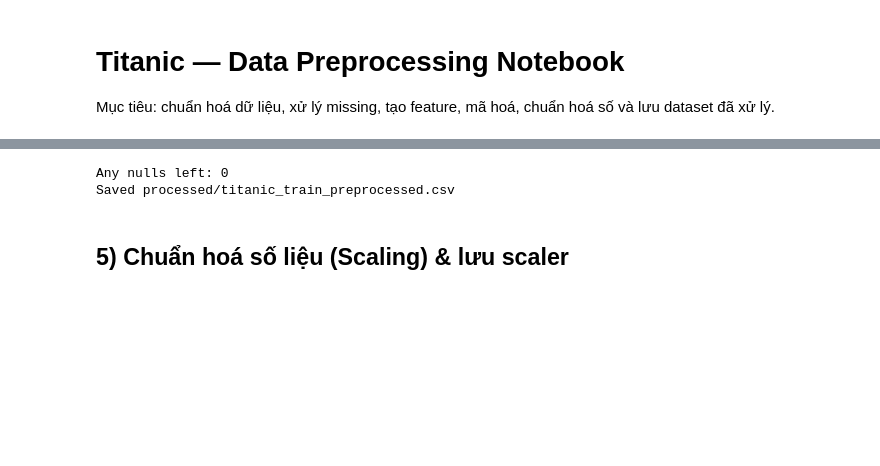
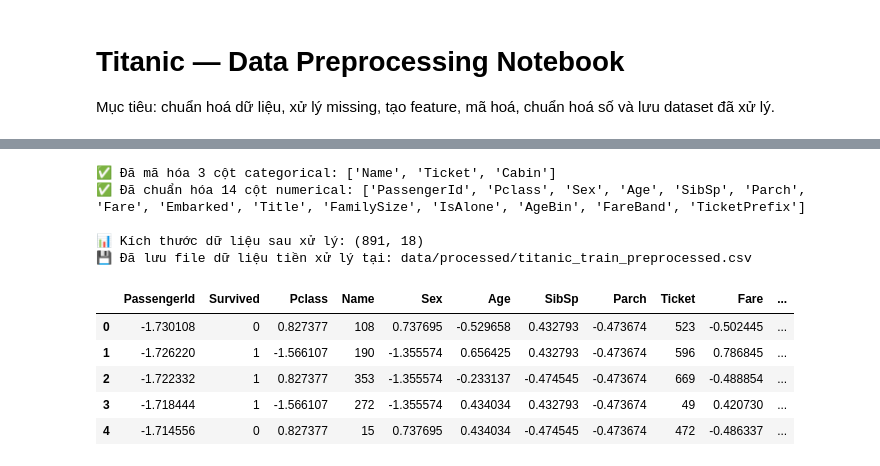
Before and after one commit to tp1454/titanic, a Jupyter notebook: code/titanic_preprocessing.ipynb, the cells around one changed output, grey strips where cells are left out. Saved outputs shown, nothing was run; the diff lists cells and outputs as text; code cells hidden in the pictures; blank space fills up the shorter version.

```diff
--- a/code/titanic_preprocessing.ipynb
+++ b/code/titanic_preprocessing.ipynb
@@ -150,31 +184,52 @@ display(df2.head())
 # %%
-# 4. Select & encode features
-df_final = df2.copy()
+from sklearn.preprocessing import LabelEncoder, StandardScaler
+import os
 
-keep_cols = [
-    'PassengerId','Survived','Pclass','Sex','Age','Fare',
-    'Embarked','HasCabin','CabinLetter','Title','FamilySize','IsAlone',
-    'AgeBin','FareBand','TicketPrefix'
-]
+# ----- 1. Xác định các cột -----
+cat_cols = df.select_dtypes(include=['object', 'category']).columns.tolist()
+num_cols = df.select_dtypes(include=['int64', 'float64']).columns.tolist()
 
-df_final = df_final[keep_cols].copy()
+# Loại bỏ cột mục tiêu và các cột không cần encode/scale (nếu có)
+target_col = 'Survived'
+if target_col in cat_cols:
+    cat_cols.remove(target_col)
+if target_col in num_cols:
+    num_cols.remove(target_col)
 
-# One-hot encode
-to_onehot = ['Embarked','Title','CabinLetter','TicketPrefix','AgeBin']
-df_final = pd.get_dummies(df_final, columns=to_onehot, drop_first=True)
+# ----- 2. Encode các cột categorical -----
+le_dict = {}
+for col in cat_cols:
+    le = LabelEncoder()
+    df[col] = le.fit_transform(df[col].astype(str))
+    le_dict[col] = le
 
-# Sex to binary
-df_final['Sex'] = df_final['Sex'].map({'male':1,'female':0}).astype(int)
+print(f"✅ Đã mã hóa {len(cat_cols)} cột categorical:", cat_cols)
 
-# Check missing
-print('Any nulls left:', df_final.isna().sum().sum())
+# ----- 3. Chuẩn hóa các cột numerical -----
+scaler = StandardScaler()
+df[num_cols] = scaler.fit_transform(df[num_cols])
 
-# Save processed (unscaled)
-os.makedirs('processed', exist_ok=True)
-df_final.to_csv('processed/titanic_train_preprocessed.csv', index=False)
-print('Saved processed/titanic_train_preprocessed.csv')
+print(f"✅ Đã chuẩn hóa {len(num_cols)} cột numerical:", num_cols)
+
+# ----- 4. Xuất dữ liệu đã tiền xử lý -----
+os.makedirs("data/processed", exist_ok=True)
+output_path = "data/processed/titanic_train_preprocessed.csv"
+df.to_csv(output_path, index=False)
+
+print("\n📊 Kích thước dữ liệu sau xử lý:", df.shape)
+print(f"💾 Đã lưu file dữ liệu tiền xử lý tại: {output_path}")
+
+# ----- 5. Xem mẫu dữ liệu sau xử lý -----
+display(df.head())
 # %% [output]
-Any nulls left: 0
-Saved processed/titanic_train_preprocessed.csv
+✅ Đã mã hóa 3 cột categorical: ['Name', 'Ticket', 'Cabin']
+✅ Đã chuẩn hóa 14 cột numerical: ['PassengerId', 'Pclass', 'Sex', 'Age', 'SibSp', 'Parch', 'Fare', 'Embarked', 'Title', 'FamilySize', 'IsAlone', 'AgeBin', 'FareBand', 'TicketPrefix']
+
+📊 Kích thước dữ liệu sau xử lý: (891, 18)
+💾 Đã lưu file dữ liệu tiền xử lý tại: data/processed/titanic_train_preprocessed.csv
+|  | PassengerId | Survived | Pclass | Name | Sex | Age | SibSp | Parch | Ticket | Fare | ... |
+| 0 | -1.730108 | 0 | 0.827377 | 108 | 0.737695 | -0.529658 | 0.432793 | -0.473674 | 523 | -0.502445 | ... |
+| 1 | -1.726220 | 1 | -1.566107 | 190 | -1.355574 | 0.656425 | 0.432793 | -0.473674 | 596 | 0.786845 | ... |
+| 2 | -1.722332 | 1 | 0.827377 | 353 | -1.355574 | -0.233137 | -0.474545 | -0.473674 | 669 | -0.488854 | ... |
+| 3 | -1.718444 | 1 | -1.566107 | 272 | -1.355574 | 0.434034 | 0.432793 | -0.473674 | 49 | 0.420730 | ... |
+| 4 | -1.714556 | 0 | 0.827377 | 15 | 0.737695 | 0.434034 | -0.474545 | -0.473674 | 472 | -0.486337 | ... |
-# %% [markdown]
-## 5) Chuẩn hoá số liệu (Scaling) & lưu scaler
```
Also changed, not shown: parts of 19 cells of this notebook.
